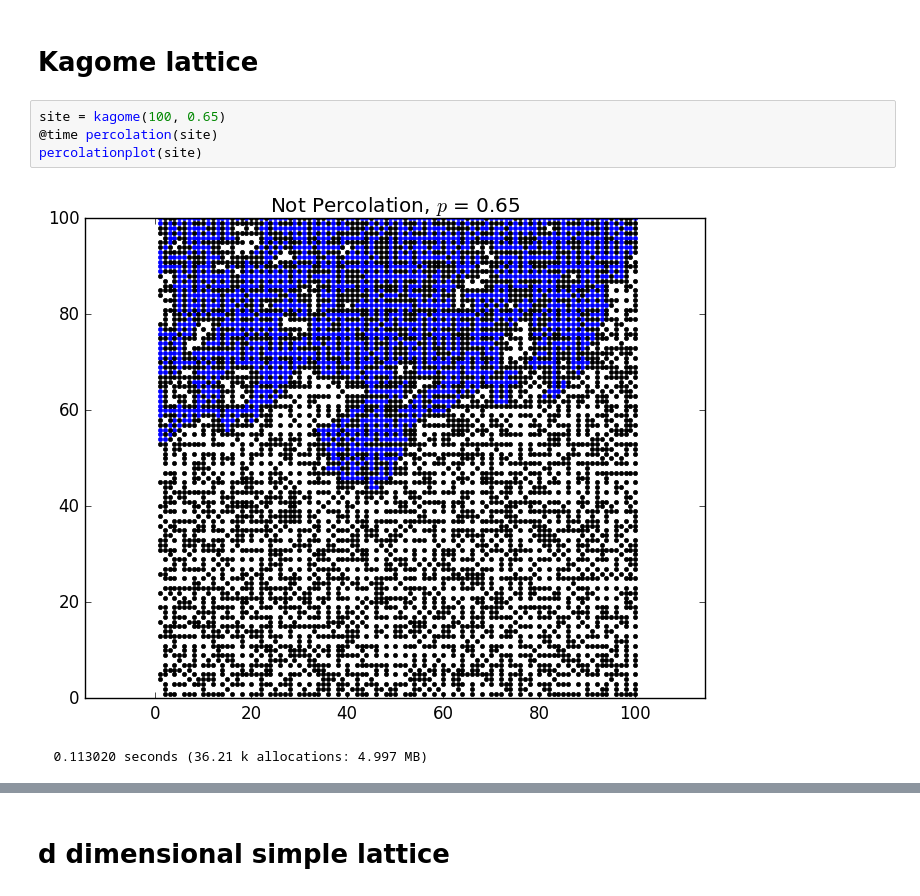
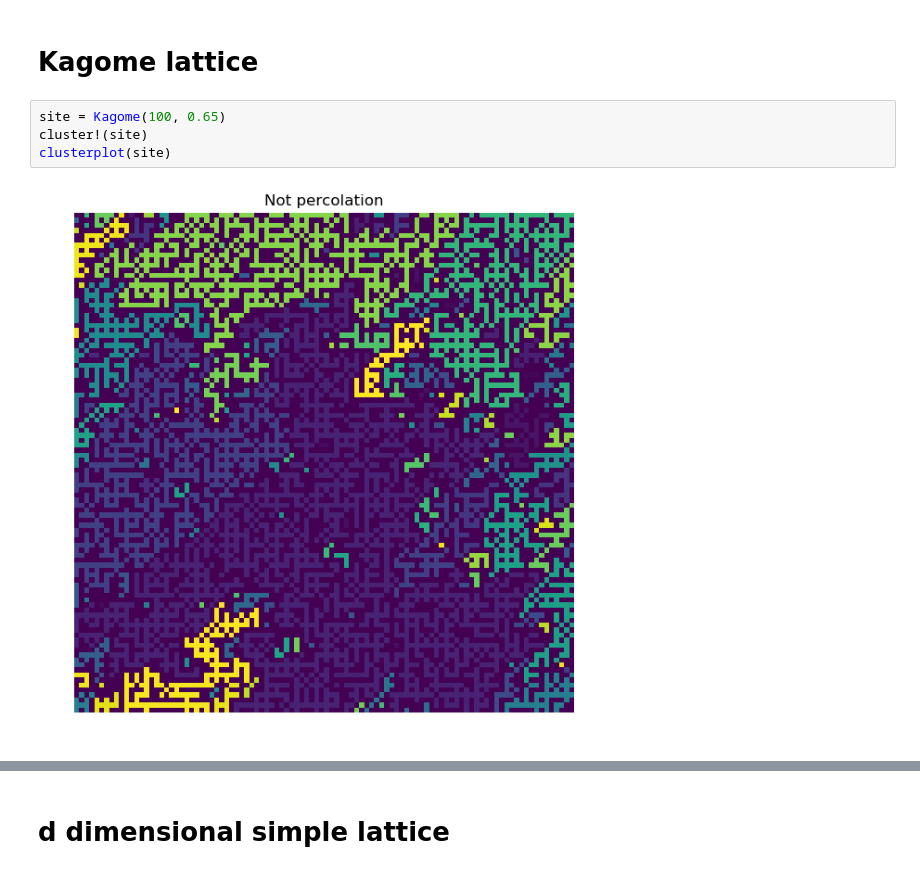
Before and after one commit to goropikari/Percolation.jl, a Jupyter notebook: example/percolation.ipynb, the cells around one changed output, grey strips where cells are left out. Cells and saved outputs as stored; diff of their text form.

```diff
--- a/example/percolation.ipynb
+++ b/example/percolation.ipynb
@@ -77,9 +97,8 @@ percolationplot(site);
 # %% [markdown]
 # Kagome lattice
 # %%
-site = kagome(100, 0.65)
-@time percolation(site)
-percolationplot(site)
+site = Kagome(100, 0.65)
+cluster!(site)
+clusterplot(site)
 # %% [output]
-[figure, old version]
+[figure, new version]
-  0.113020 seconds (36.21 k allocations: 4.997 MB)
```
Also changed, not shown: parts of 52 cells of this notebook.
